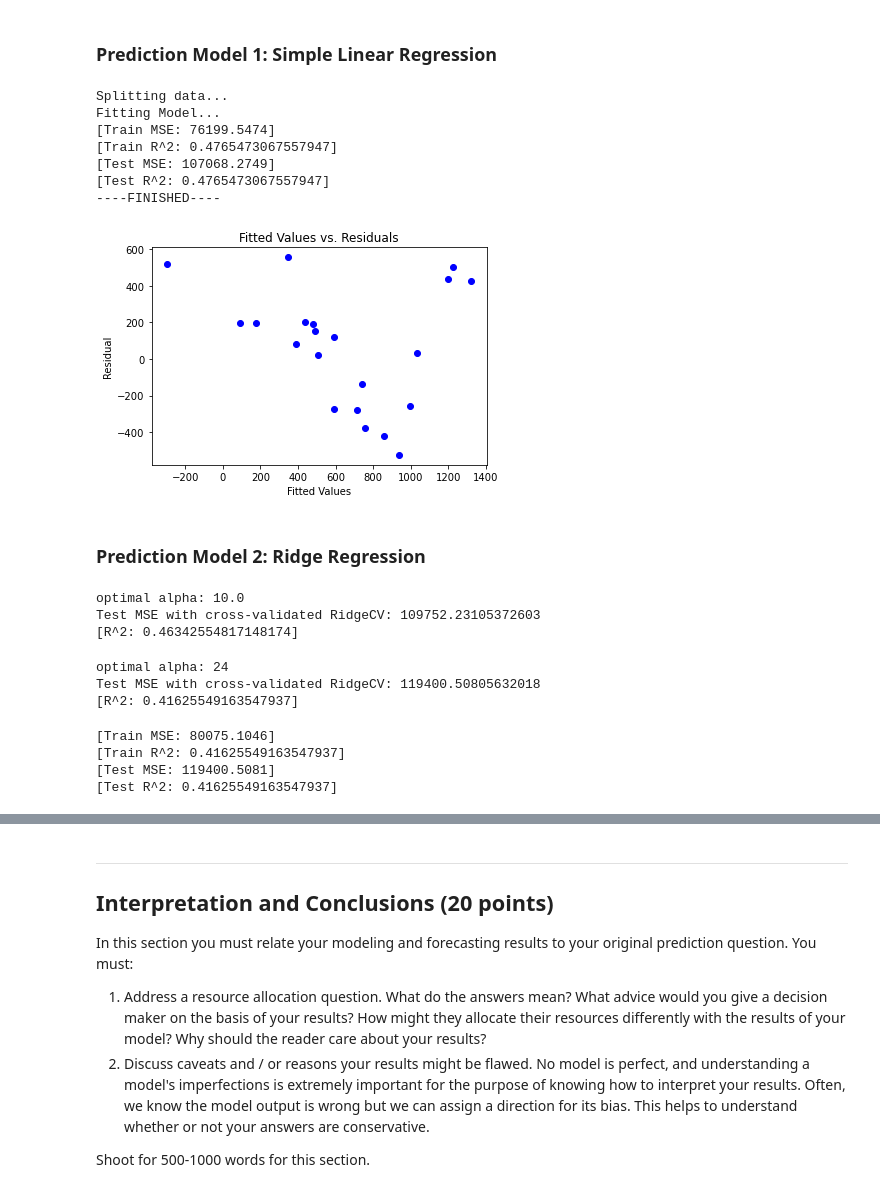
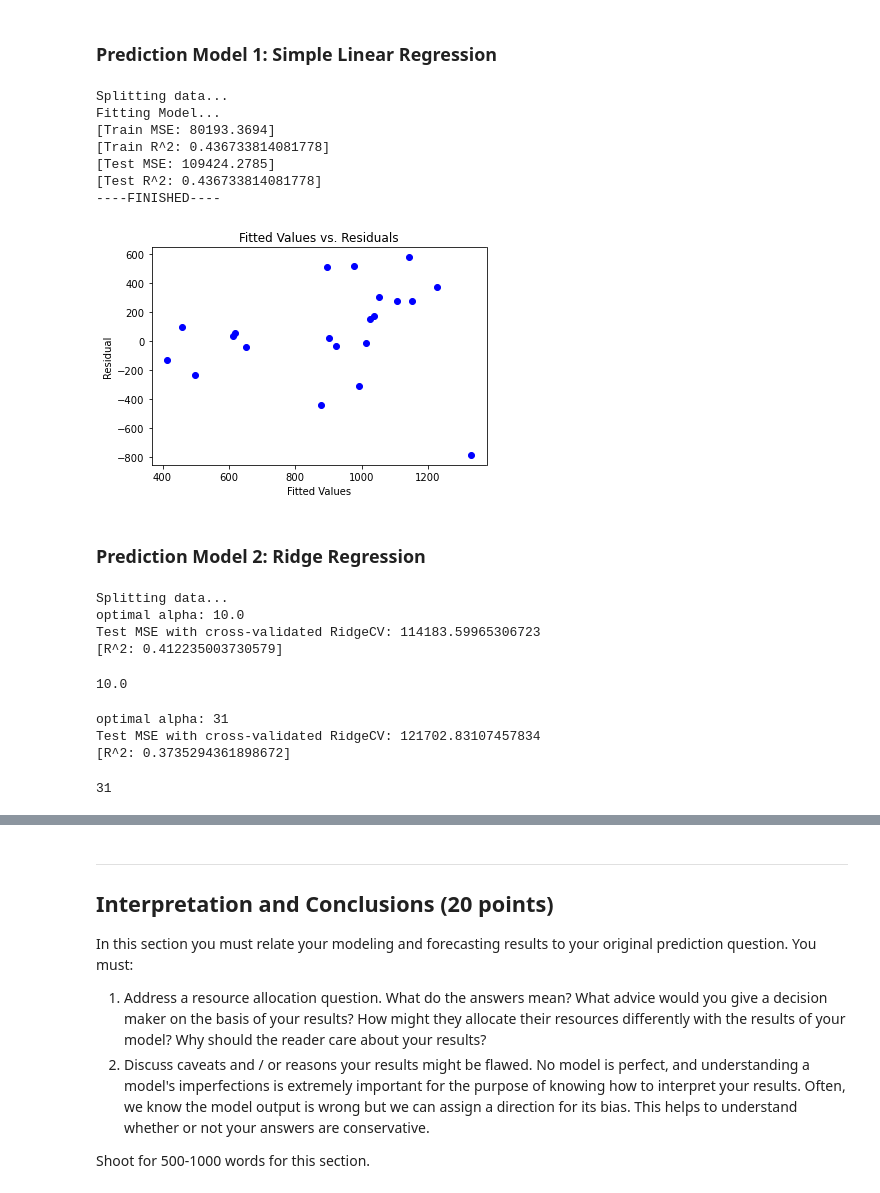
Before and after one commit to vincent-lao/carbon-footprint, a Jupyter notebook: code/model/food-carbon-footprint-models.ipynb, the cells around one changed output, grey strips where cells are left out. Drawn from its saved outputs; the diff is of its cells as text; code cells hidden in the pictures.

Commit message:
added some bare-bone models to test the updated gmp

```diff
--- a/code/model/food-carbon-footprint-models.ipynb
+++ b/code/model/food-carbon-footprint-models.ipynb
@@ -52,56 +55,38 @@ This section is where the rubber meets the road.  In it you must:
 5. Seek opportunities to write functions allow you to avoid doing things over and over, and that make your code more succinct and readable.
 # %% [markdown]
 ### Prediction Model 1: Simple Linear Regression
-# %%
-model = LinearRegression()
-fitted_model = gmp.run_model_pipeline(train_data, 'totalco2', model, diagnostics=True)
-# %% [output]
-Splitting data...
-Fitting Model...
-[Train MSE: 76199.5474]
-[Train R^2: 0.4765473067557947]
-[Test MSE: 107068.2749]
-[Test R^2: 0.4765473067557947]
-----FINISHED----
-[figure, removed]
+# %%
+X_train, X_val, y_train, y_val = gmp.preprocess_data(train_data, 'totalco2')
+
+lr_model = LinearRegression()
+lr_model = gmp.run_model(X_train, X_val, y_train, y_val, model, diagnostics=True)
+# %% [output]
+Splitting data...
+Fitting Model...
+[Train MSE: 80193.3694]
+[Train R^2: 0.436733814081778]
+[Test MSE: 109424.2785]
+[Test R^2: 0.436733814081778]
+----FINISHED----
+[figure, added]
 # %% [markdown]
 ### Prediction Model 2: Ridge Regression
 # %%
-X_train, X_test, y_train, y_test = gmp.get_X_y_stnd(train_data, 'totalco2', test_size=0.2, random_state=100)
+X_train, X_val, y_val, y_val = gmp.preprocess_data(train_data, 'totalco2', standardize = True)
 
 alphas = [0, 0.001, 0.01, 0.1, 1, 10, 100, 1000]
-gmp.linreg_kfold_cv(RidgeCV, X_train, X_test, y_train, y_test, alphas, random_state = 3, diagnostics=False)
+gmp.linreg_kfold_cv(RidgeCV, X_train, X_val, y_train, y_val, alphas)
 # %% [output]
+Splitting data...
 optimal alpha: 10.0
-Test MSE with cross-validated RidgeCV: 109752.23105372603
-[R^2: 0.46342554817148174]
+Test MSE with cross-validated RidgeCV: 114183.59965306723
+[R^2: 0.412235003730579]
+10.0
 # %%
-alpha2 = np.arange(0, 30, 1)
-gmp.linreg_kfold_cv(RidgeCV, X_train, X_test, y_train, y_test, alpha2, random_state = 3, diagnostics=False)
+alpha2 = np.arange(0, 40, 1)
+gmp.linreg_kfold_cv(RidgeCV, X_train, X_val, y_train, y_val, alpha2)
 # %% [output]
-optimal alpha: 24
-Test MSE with cross-validated RidgeCV: 119400.50805632018
-[R^2: 0.41625549163547937]
+optimal alpha: 31
+Test MSE with cross-validated RidgeCV: 121702.83107457834
+[R^2: 0.3735294361898672]
+31
-# %%
-model2 = Ridge(alpha=24)
-model2.fit(X_train, y_train)
-
-preds_train = model2.predict(X_train)
-mse_train = mean_squared_error(preds_train, y_train.values)
-print('[Train MSE:', str(np.round(mse_train, 4)) + ']')
-
-r_2 = model2.score(X_test, y_test)
-print('[Train R^2:', str(r_2) + ']')
-
-# evaluate model
-preds_test = model2.predict(X_test)
-mse_test = mean_squared_error(preds_test, y_test.values)
-print('[Test MSE:', str(np.round(mse_test, 4)) + ']')
-
-r_2 = model2.score(X_test, y_test)
-print('[Test R^2:', str(r_2) + ']')
-# %% [output]
-[Train MSE: 80075.1046]
-[Train R^2: 0.41625549163547937]
-[Test MSE: 119400.5081]
-[Test R^2: 0.41625549163547937]
```
Also changed, not shown: parts of 9 cells of this notebook.
